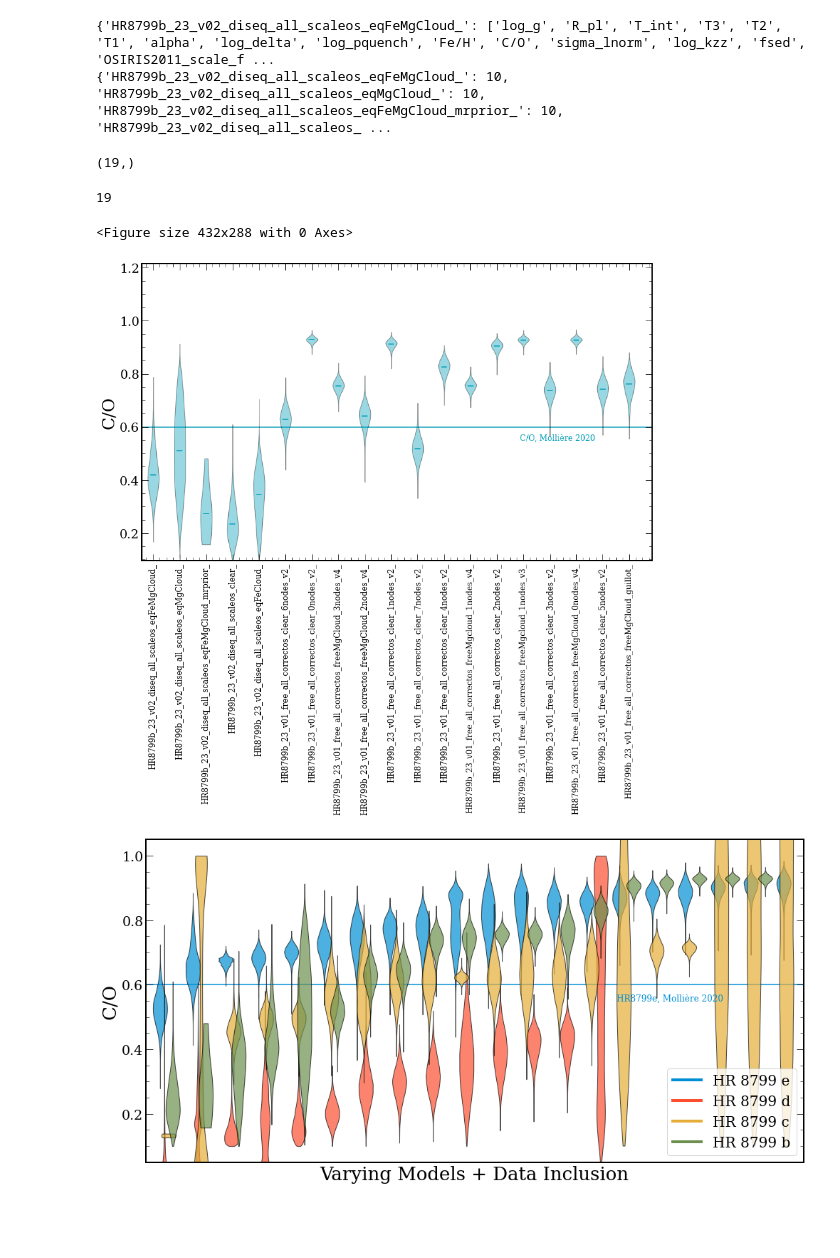
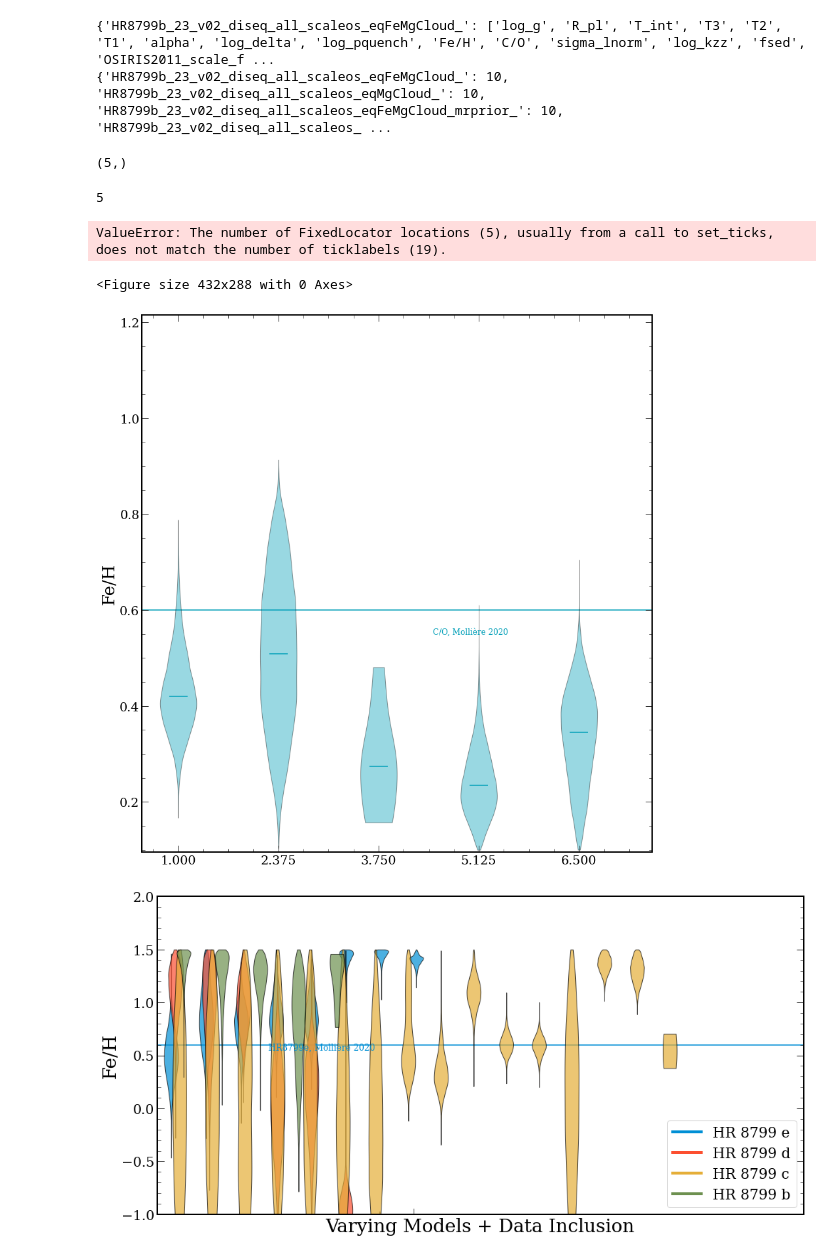
Before and after one commit to nenasedk/PhDNotebooks2, a Jupyter notebook: CO_ratio_violin_plot.ipynb, the cells around one changed output. Drawn from its saved outputs; the diff is of its cells as text; code cells hidden in the pictures; blank space fills up the shorter version.

```diff
--- a/CO_ratio_violin_plot.ipynb
+++ b/CO_ratio_violin_plot.ipynb
@@ -44,9 +56,9 @@ for f in free_list:
     samples[name] = samp
 coinds = {}
 for key,val in params.items():
-    if "C/O" in val:
+    if "Fe/H" in val:
         coinds[key] = val.index("C/O")
-        continue
+    continue
     coinds[key] = (val.index("CO_all_iso_HITEMP"),val.index("H2O_Exomol"))
 
 print(params)
@@ -67,9 +79,9 @@ print(coinds)
 co_ratios = {}
 
 for key, val in samples.items():
-    if "C/O" in params[key]:
+    if "Fe/H" in params[key]:
         co_ratios[key] = val[:,coinds[key]]
-        continue
+    continue
     co = 10**val[:,coinds[key][0]]
     h2o = 10**val[:,coinds[key][1]]
     h2 = 0.73 * (1.0-(co + h2o))
@@ -86,7 +98,7 @@ for key, val in co_ratios.items():
 data = np.array(data)
 print(data.shape)
 # %% [output]
-(19,)
+(5,)
 # %%
 
 def set_axis_style(ax, labels):
@@ -126,18 +138,19 @@ for pc in parts['bodies']:
     pc.set_edgecolor('k')
     pc.set_alpha(0.4)
 
-ax.set_ylabel("C/O")
+ax.set_ylabel("Fe/H")
 ax.set_yticks( [0.2,0.4,0.6,0.8,1.0,1.2])
 ax.set_yticklabels(labels =  [0.2,0.4,0.6,0.8,1.0,1.2])
 
 ax.set_xticks(np.linspace(1,1.1*len(data)+1,len(data)))
 ax.set_xticklabels(names, rotation = 90, fontsize = 12)
 
-plt.savefig("plots/COviolinplote_HR8799b.pdf",bbox_inches='tight')
+plt.savefig("plots/FeHviolinplote_HR8799b.pdf",bbox_inches='tight')
 # %% [output]
-19
+5
-<Figure size 432x288 with 0 Axes>
+ValueError: The number of FixedLocator locations (5), usually from a call to set_ticks, does not match the number of ticklabels (19).
+<Figure size 432x288 with 0 Axes>
-[figure, old version]
+[figure, new version]
 # %%
 data_dir = "/Users/nasedkin/Documents/RetrievalResults/HR8799_2023_Retrievals/"
 
@@ -182,17 +195,18 @@ for count,planet in enumerate(planets):
         samples[name] = samp
     coinds = {}
     for key,val in params.items():
-        if "C/O" in val:
-            coinds[key] = val.index("C/O")
-            continue
+        if "Fe/H" in val:
+            coinds[key] = val.index("Fe/H")
+        continue
         coinds[key] = (val.index("CO_all_iso_HITEMP"),val.index("H2O_Exomol"))
     co_ratios = {}
 
     likes = []
     for key, val in samples.items():
-        if "C/O" in params[key]:
+        if "Fe/H" in params[key]:
+            likes.append(np.min(val[:,-1]))
             co_ratios[key] = val[:,coinds[key]]
-            continue
+        continue
         co = 10**val[:,coinds[key][0]]
         h2o = 10**val[:,coinds[key][1]]
         h2 = 0.73 * (1.0-(co + h2o))
@@ -201,7 +215,6 @@ for count,planet in enumerate(planets):
         nfracs = mass_to_number(abunds)
         freeco = nfracs["CO_all_iso"]/(nfracs["CO_all_iso"]+ nfracs["H2O"])
         co_ratios[key] = freeco
-        likes.append(np.min(val[:-1]))
     #samples.append(sorted(np.random.choice(freeco,2000)))
     #samples = np.array(samples)
     data = []
@@ -211,36 +224,36 @@ for count,planet in enumerate(planets):
         meds.append(np.median(val))
         data.append(val)
     data = np.array(data)
     meds = np.array(meds)
     parts = ax.violinplot(data[np.argsort(likes)],
                         showmedians=False,
                         quantiles = None,
                         showextrema=False,
                         positions = np.linspace(1,1.1*len(data)+1,len(data)) + (0.15*count))
 
     for pc in parts['bodies']:
         pc.set_facecolor(colour_dict[planet])
         pc.set_edgecolor('k')
         pc.set_alpha(0.7)
 
 custom_lines = [Line2D([0], [0], color=colour_dict["e"], lw=4),
                 Line2D([0], [0], color=colour_dict["d"], lw=4),
                 Line2D([0], [0], color=colour_dict["c"], lw=4),
                 Line2D([0], [0], color=colour_dict["b"], lw=4)]
 ax.legend(custom_lines, ['HR 8799 e', 'HR 8799 d', 'HR 8799 c','HR 8799 b'],loc = 'lower right')
 
 ax.axhline(0.6, zorder = -1, color = colour_dict["e"])
 ax.annotate("HR8799e, Mollière 2020", (0.9*len(data),0.55),fontsize = 12, color = colour_dict["e"])
 
 ax.set_xlim(0.5,23.7)
-ax.set_ylim(0.05, 1.05)
-ax.set_ylabel("C/O")
-ax.set_yticks( [0.2,0.4,0.6,0.8,1.0])
-ax.set_yticklabels(labels = [0.2,0.4,0.6,0.8,1.0])
+ax.set_ylim(-1.0, 2.0)
+ax.set_ylabel("Fe/H")
+#ax.set_yticks( [0.2,0.4,0.6,0.8,1.0])
+#ax.set_yticklabels(labels = [0.2,0.4,0.6,0.8,1.0])
 
 ax.set_xticks([])
 ax.set_xticklabels([])
 ax.set_xlabel("Varying Models + Data Inclusion")
-plt.savefig("plots/COviolinplotAll.pdf",bbox_inches='tight')
+plt.savefig("plots/FeHviolinplotAll_likesort.pdf",bbox_inches='tight')
 # %% [output]
-[figure, old version]
+[figure, new version]
```
Also changed, not shown: parts of 2 cells of this notebook, 3 other files.
